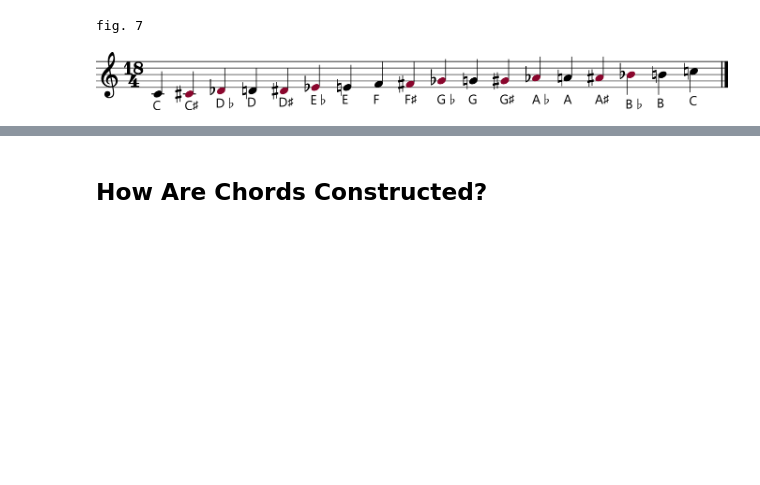
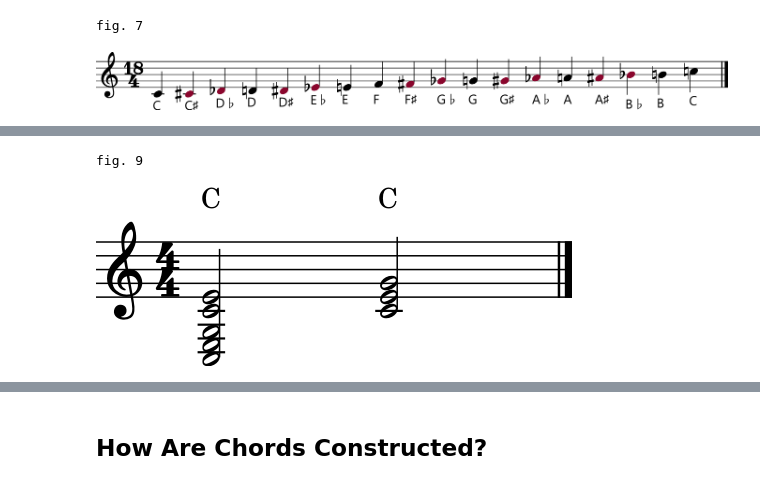
Before and after one commit to cwrightlibrary/JazzNotebooks, a Jupyter notebook: music-theory-for-guitar-players/music-theory-for-guitar-players.ipynb, the cells around one changed output, grey strips where cells are left out. Saved outputs shown, nothing was run; the diff lists cells and outputs as text; code cells hidden in the pictures; blank space fills up the shorter version.

```diff
--- a/music-theory-for-guitar-players/music-theory-for-guitar-players.ipynb
+++ b/music-theory-for-guitar-players/music-theory-for-guitar-players.ipynb
@@ -415,0 +456,8 @@ Sometimes you'll see an E♯ note (which is just an F), an F♭ (which is an E)
+# %%
+notes = "INFO treble c 4/4 INFO !c (c3,e3,g3,c4,e4)h !c (c4,e4,g4)h"
+
+print("fig. 9")
+music(notes)
+# %% [output]
+fig. 9
+[figure, added]
```
Also changed, not shown: parts of 16 cells of this notebook.
